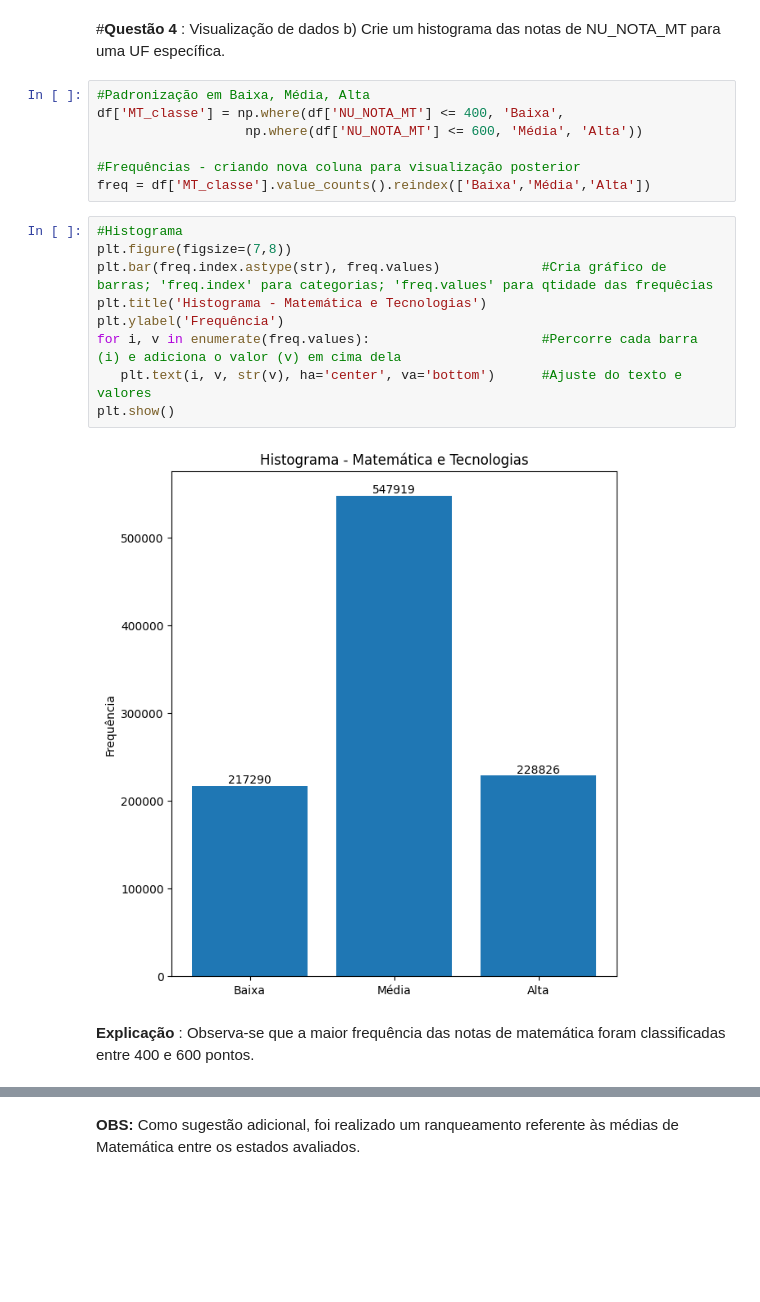
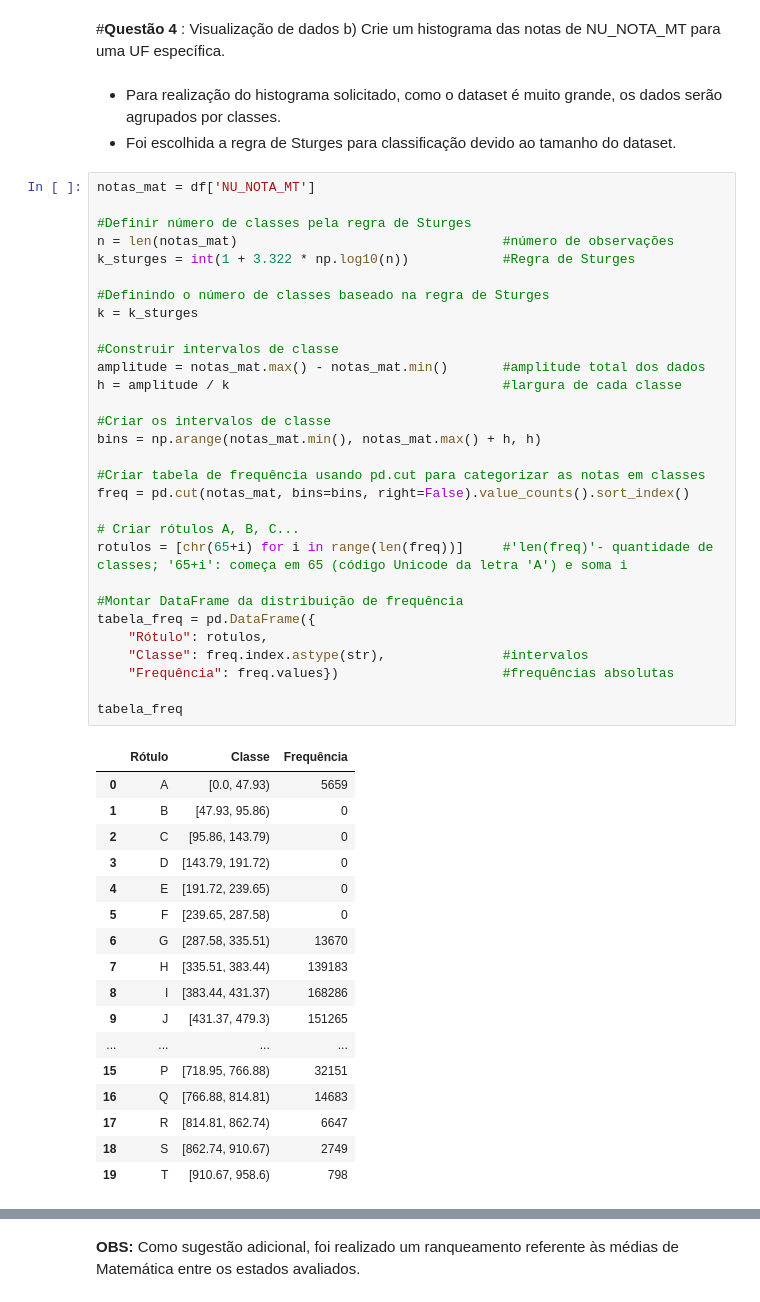
Before and after one commit to LarissaCastor/Enem_Microdados_Python, a Jupyter notebook: Microdados_Enem23.ipynb, the cells around one changed output, grey strips where cells are left out. Drawn from its saved outputs; the diff is of its cells as text; blank space fills up the shorter version.

```diff
--- a/Microdados_Enem23.ipynb
+++ b/Microdados_Enem23.ipynb
@@ -220,23 +220,56 @@ plt.show()
 # %% [markdown]
 #**Questão 4** : Visualização de dados
 b) Crie um histograma das notas de NU_NOTA_MT para uma UF específica.
-# %%
-#Padronização em Baixa, Média, Alta
-df['MT_classe'] = np.where(df['NU_NOTA_MT'] <= 400, 'Baixa',
-                   np.where(df['NU_NOTA_MT'] <= 600, 'Média', 'Alta'))
-
-#Frequências - criando nova coluna para visualização posterior
-freq = df['MT_classe'].value_counts().reindex(['Baixa','Média','Alta'])
-# %%
-#Histograma
-plt.figure(figsize=(7,8))
-plt.bar(freq.index.astype(str), freq.values)             #Cria gráfico de barras; 'freq.index' para categorias; 'freq.values' para qtidade das frequêcias
-plt.title('Histograma - Matemática e Tecnologias')
-plt.ylabel('Frequência')
-for i, v in enumerate(freq.values):                      #Percorre cada barra (i) e adiciona o valor (v) em cima dela
-   plt.text(i, v, str(v), ha='center', va='bottom')      #Ajuste do texto e valores
-plt.show()
-# %% [output]
-[figure, removed]
-# %% [markdown]
-**Explicação** : Observa-se que a maior frequência das notas de matemática foram classificadas entre 400 e 600 pontos.
+# %% [markdown]
+
+
+*  Para realização do histograma solicitado, como o dataset é muito grande, os dados serão agrupados por classes.
+*  Foi escolhida a regra de Sturges para classificação devido ao tamanho do dataset.
+# %%
+notas_mat = df['NU_NOTA_MT']
+
+#Definir número de classes pela regra de Sturges
+n = len(notas_mat)                                  #número de observações
+k_sturges = int(1 + 3.322 * np.log10(n))            #Regra de Sturges
+
+#Definindo o número de classes baseado na regra de Sturges
+k = k_sturges
+
+#Construir intervalos de classe
+amplitude = notas_mat.max() - notas_mat.min()       #amplitude total dos dados
+h = amplitude / k                                   #largura de cada classe
+
+#Criar os intervalos de classe
+bins = np.arange(notas_mat.min(), notas_mat.max() + h, h)
+
+#Criar tabela de frequência usando pd.cut para categorizar as notas em classes
+freq = pd.cut(notas_mat, bins=bins, right=False).value_counts().sort_index()
+
+# Criar rótulos A, B, C...
+rotulos = [chr(65+i) for i in range(len(freq))]     #'len(freq)'- quantidade de classes; '65+i': começa em 65 (código Unicode da letra 'A') e soma i
+
+#Montar DataFrame da distribuição de frequência
+tabela_freq = pd.DataFrame({
+    "Rótulo": rotulos,
+    "Classe": freq.index.astype(str),               #intervalos
+    "Frequência": freq.values})                     #frequências absolutas
+
+tabela_freq
+# %% [output]
+|  | Rótulo | Classe | Frequência |
+| 0 | A | [0.0, 47.93) | 5659 |
+| 1 | B | [47.93, 95.86) | 0 |
+| 2 | C | [95.86, 143.79) | 0 |
+| 3 | D | [143.79, 191.72) | 0 |
+| 4 | E | [191.72, 239.65) | 0 |
+| 5 | F | [239.65, 287.58) | 0 |
+| 6 | G | [287.58, 335.51) | 13670 |
+| 7 | H | [335.51, 383.44) | 139183 |
+| 8 | I | [383.44, 431.37) | 168286 |
+| 9 | J | [431.37, 479.3) | 151265 |
+| ... | ... | ... | ... |
+| 15 | P | [718.95, 766.88) | 32151 |
+| 16 | Q | [766.88, 814.81) | 14683 |
+| 17 | R | [814.81, 862.74) | 6647 |
+| 18 | S | [862.74, 910.67) | 2749 |
+| 19 | T | [910.67, 958.6) | 798 |
```
Also changed, not shown: parts of 4 cells of this notebook.
